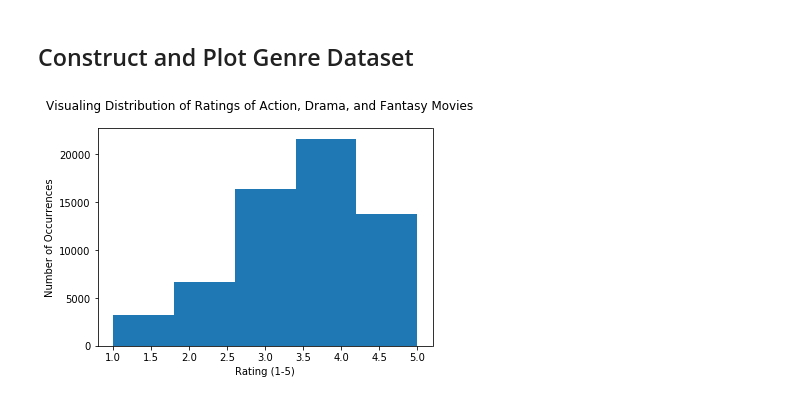
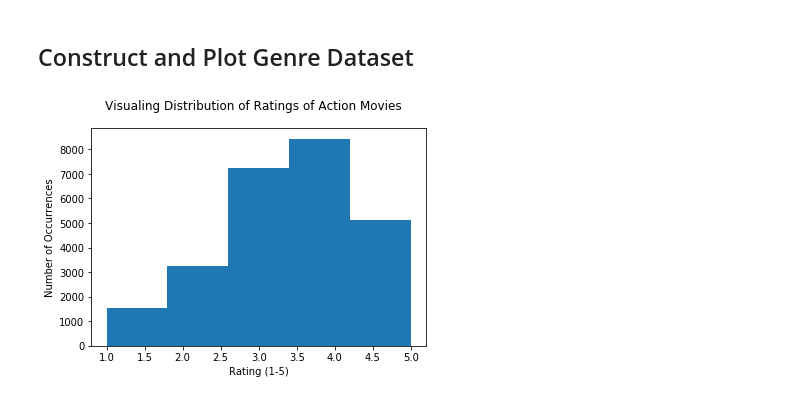
Before and after one commit to 18jeffreyma/cs155-visualization-miniproject, a Jupyter notebook: 4_basic_visualizations.ipynb, the cells around one changed output. Drawn from its saved outputs; the diff is of its cells as text; code cells hidden in the pictures.

```diff
--- a/4_basic_visualizations.ipynb
+++ b/4_basic_visualizations.ipynb
@@ -135,28 +138,34 @@ ACTION = 1
 DRAMA = 8
 FANTASY = 9
 
-chosen_movies = []
+action_movies = []
+drama_movies = []
+fantasy_movies = []
 
 for movie in movie_to_genre:
     gv = movie_to_genre[movie]
-    if (gv[ACTION] == 1 or gv[DRAMA] == 1 or gv[FANTASY]):
-        chosen_movies.append(movie)
+    if (gv[ACTION] == 1):
+        action_movies.append(movie)
+    if (gv[DRAMA] == 1):
+        drama_movies.append(movie)
+    if (gv[FANTASY] == 1):
+        fantasy_movies.append(movie)
 # %% [markdown]
 ## Construct and Plot Genre Dataset
 # %%
 chosen_ratings = []
 
 for row in all_np:
-    if id_to_movie_title[row[1]] in chosen_movies:
+    if id_to_movie_title[row[1]] in action_movies:
         chosen_ratings.append(row[2])
 
 plt.figure()
 
 plt.hist(chosen_ratings, bins=5)
-plt.suptitle("Visualing Distribution of Ratings of Action, Drama, and Fantasy Movies")
+plt.suptitle("Visualing Distribution of Ratings of Action Movies")
 plt.xlabel("Rating (1-5)")
 plt.ylabel("Number of Occurrences")
 
 plt.show()
 # %% [output]
-[figure, old version]
+[figure, new version]
```
Also changed, not shown: parts of 3 cells of this notebook, 1 other file.
